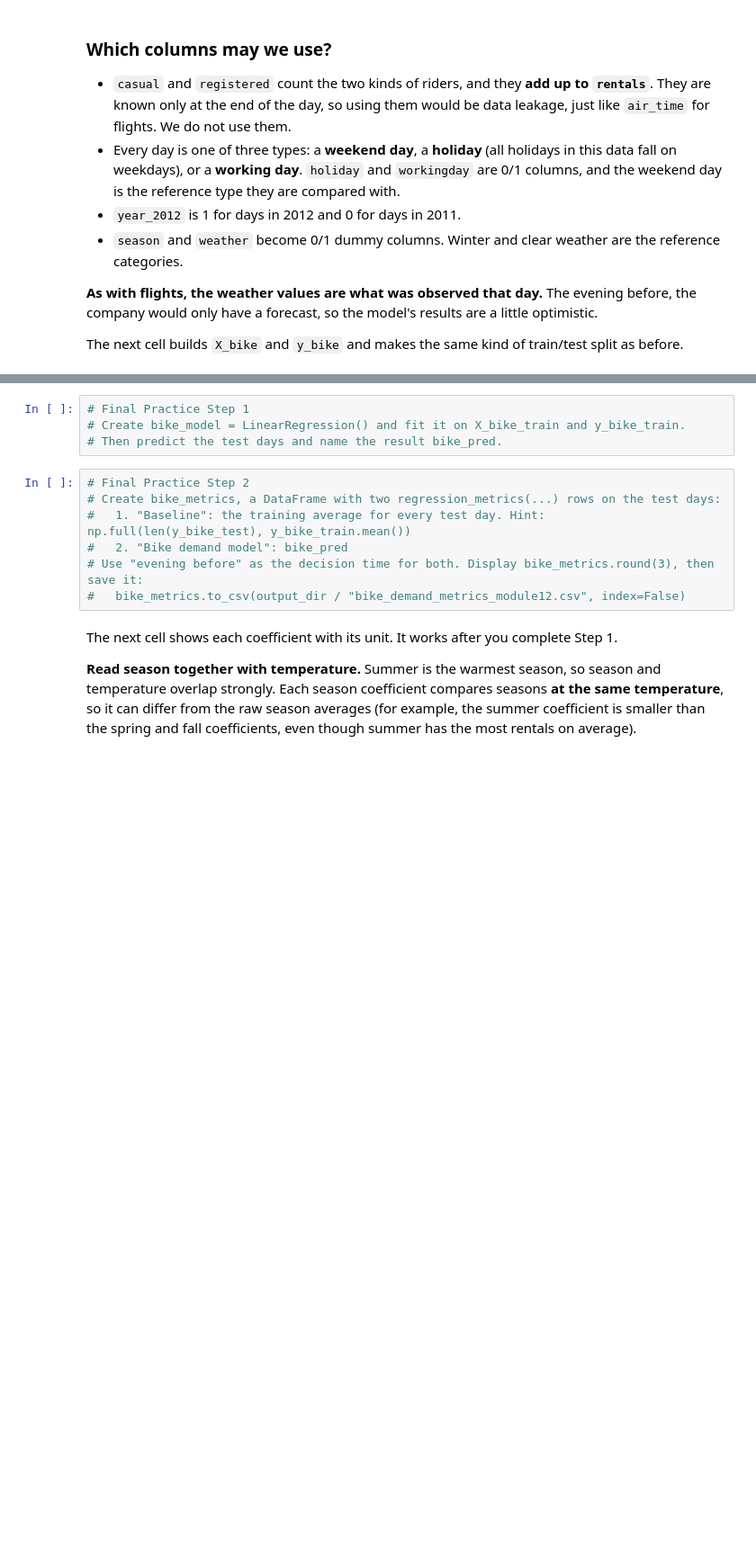
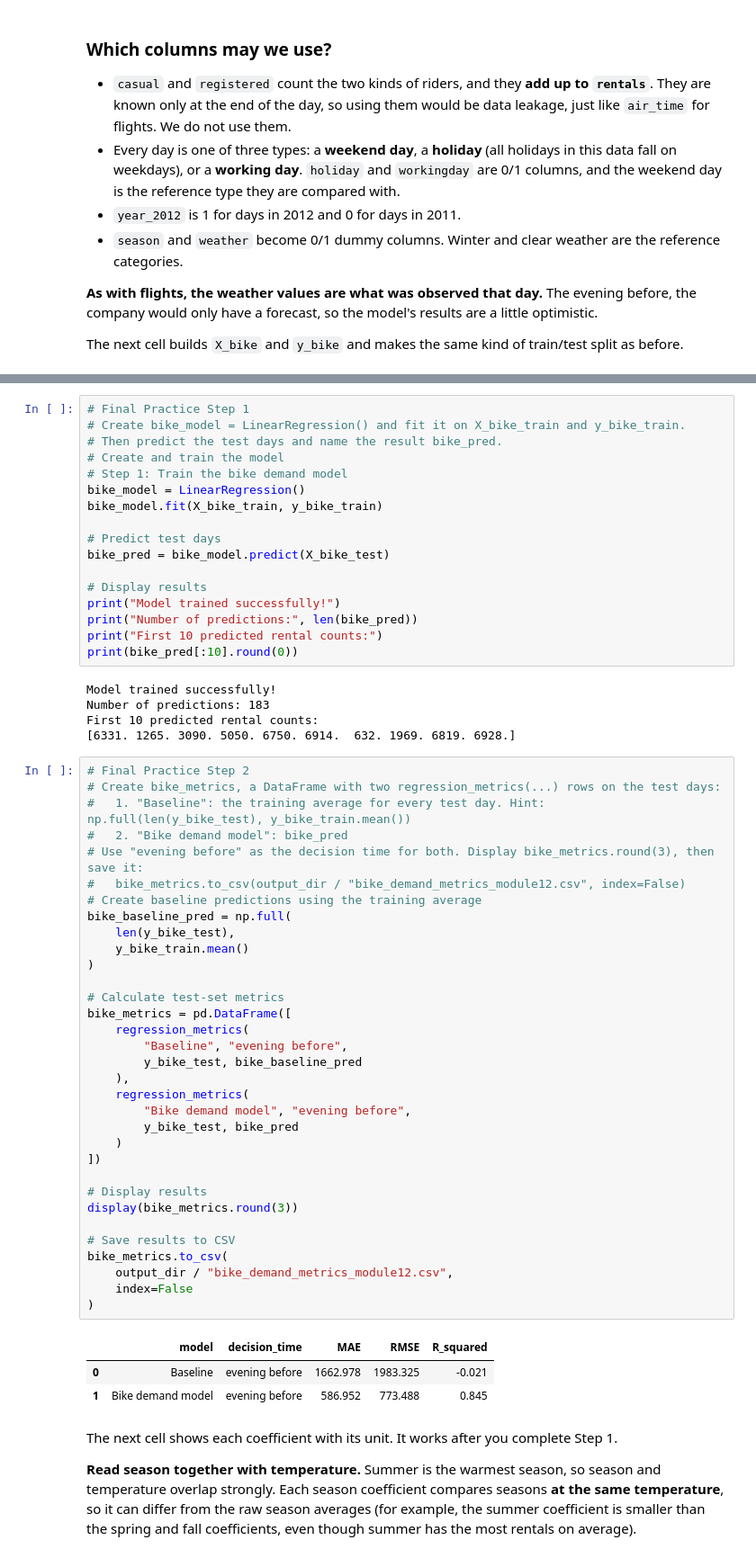
Before and after one commit to darla1209/Ban6003-week-12-13-darla, a Jupyter notebook: notebooks/module12_linear_regression_guided_lab.ipynb, the cells around one changed output, grey strips where cells are left out. Shown at 90% size. Saved outputs shown, nothing was run; the diff lists cells and outputs as text; blank space fills up the shorter version.

```diff
--- a/notebooks/module12_linear_regression_guided_lab.ipynb
+++ b/notebooks/module12_linear_regression_guided_lab.ipynb
@@ -498,13 +599,61 @@ print("Columns:", list(X_bike.columns))
 # Final Practice Step 1
 # Create bike_model = LinearRegression() and fit it on X_bike_train and y_bike_train.
 # Then predict the test days and name the result bike_pred.
+# Create and train the model
+# Step 1: Train the bike demand model
+bike_model = LinearRegression()
+bike_model.fit(X_bike_train, y_bike_train)
+
+# Predict test days
+bike_pred = bike_model.predict(X_bike_test)
+
+# Display results
+print("Model trained successfully!")
+print("Number of predictions:", len(bike_pred))
+print("First 10 predicted rental counts:")
+print(bike_pred[:10].round(0))
+# %% [output]
+Model trained successfully!
+Number of predictions: 183
+First 10 predicted rental counts:
+[6331. 1265. 3090. 5050. 6750. 6914.  632. 1969. 6819. 6928.]
 # %%
 # Final Practice Step 2
 # Create bike_metrics, a DataFrame with two regression_metrics(...) rows on the test days:
 #   1. "Baseline": the training average for every test day. Hint: np.full(len(y_bike_test), y_bike_train.mean())
 #   2. "Bike demand model": bike_pred
 # Use "evening before" as the decision time for both. Display bike_metrics.round(3), then save it:
 #   bike_metrics.to_csv(output_dir / "bike_demand_metrics_module12.csv", index=False)
+# Create baseline predictions using the training average
+bike_baseline_pred = np.full(
+    len(y_bike_test),
+    y_bike_train.mean()
+)
+
+# Calculate test-set metrics
+bike_metrics = pd.DataFrame([
+    regression_metrics(
+        "Baseline", "evening before",
+        y_bike_test, bike_baseline_pred
+    ),
+    regression_metrics(
+        "Bike demand model", "evening before",
+        y_bike_test, bike_pred
+    )
+])
+
+# Display results
+display(bike_metrics.round(3))
+
+# Save results to CSV
+bike_metrics.to_csv(
+    output_dir / "bike_demand_metrics_module12.csv",
+    index=False
+)
+# %% [output]
+|  | model | decision_time | MAE | RMSE | R_squared |
+| 0 | Baseline | evening before | 1662.978 | 1983.325 | -0.021 |
+| 1 | Bike demand model | evening before | 586.952 | 773.488 | 0.845 |
 # %% [markdown]
 The next cell shows each coefficient with its unit. It works after you complete Step 1.
 
```
Also changed, not shown: parts of 24 cells of this notebook, 3 other files.
